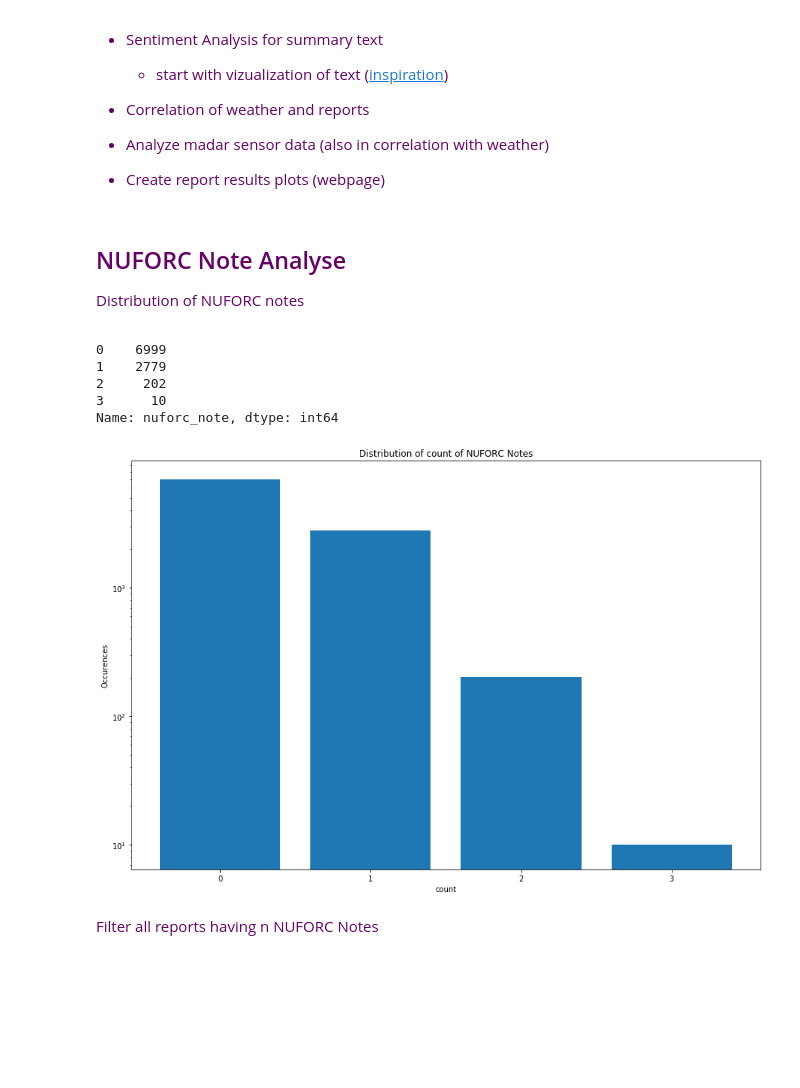
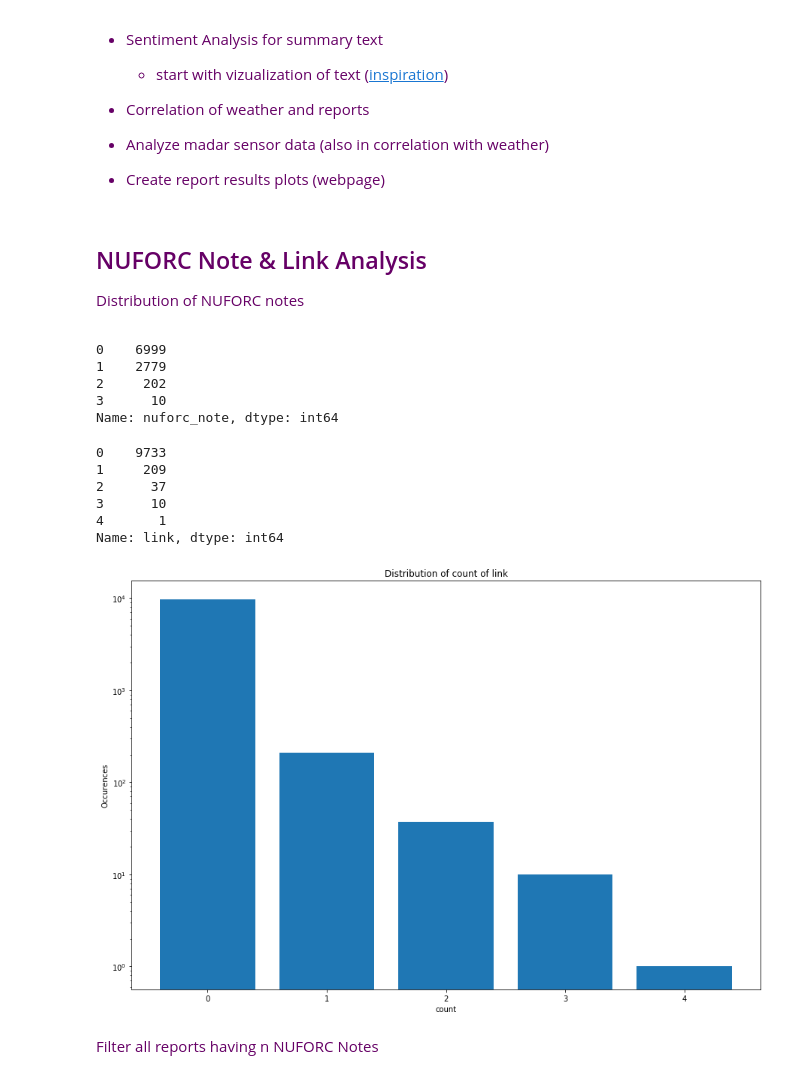
Before and after one commit to kiru/ada_project, a Jupyter notebook: UFO.ipynb, the cells around one changed output. Saved outputs shown, nothing was run; the diff lists cells and outputs as text; code cells hidden in the pictures; blank space fills up the shorter version.

```diff
--- a/UFO.ipynb
+++ b/UFO.ipynb
@@ -263,7 +266,7 @@ df_every_thing = replace_empty_with_nan(df_every_thing, 'Shape')
 # %% [markdown]
 <font color='#660066'>
 
-## NUFORC Note Analyse
+## NUFORC Note & Link Analysis
 
 Distribution of NUFORC notes
 # %%
@@ -275,10 +278,20 @@ dist
 2     202
 3      10
 Name: nuforc_note, dtype: int64
+# %%
+dist = get_noforc_note_count_distribution(df_ufo_reports, "link")
+dist
+# %% [output]
+0    9733
+1     209
+2      37
+3      10
+4       1
+Name: link, dtype: int64
 # %%
-plot_distribution_of_notes(df_ufo_reports)
+plot_distribution_of_notes(df_ufo_reports, "link")
 # %% [output]
-[figure, old version]
+[figure, new version]
 # %% [markdown]
 <font color='#660066'>
 
```
Also changed, not shown: parts of 16 cells of this notebook, 2 other files.
